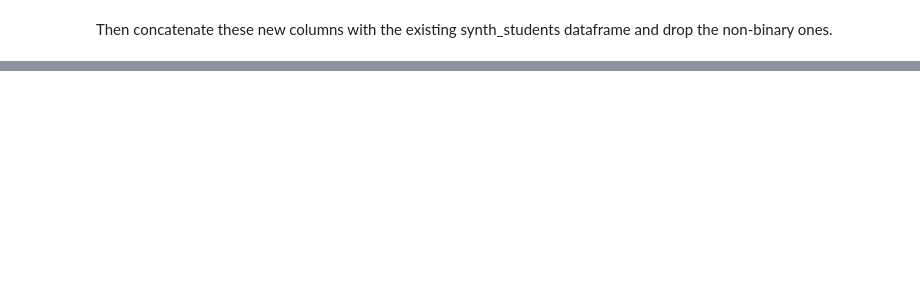
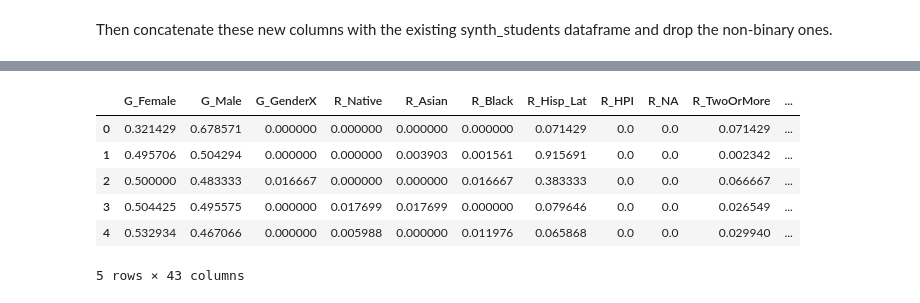
Before and after one commit to brinkbrink/WA_CS, a Jupyter notebook: WACSKeyPredictors.ipynb, the cells around one changed output, grey strips where cells are left out. Cells and saved outputs as stored; diff of their text form; code cells hidden in the pictures; blank space fills up the shorter version.

```diff
--- a/WACSKeyPredictors.ipynb
+++ b/WACSKeyPredictors.ipynb
@@ -607,0 +670,12 @@ Now we are concerned with normalizing the generated data to prepare for PCA.
+# %%
+allstudents_df = synth_school[['AllStudents']].copy()
+synth_probs['AllStudents'] = allstudents_df
+synth_probs.head()
+# %% [output]
+|  | G_Female | G_Male | G_GenderX | R_Native | R_Asian | R_Black | R_Hisp_Lat | R_HPI | R_NA | R_TwoOrMore | ... |
+| 0 | 0.321429 | 0.678571 | 0.000000 | 0.000000 | 0.000000 | 0.000000 | 0.071429 | 0.0 | 0.0 | 0.071429 | ... |
+| 1 | 0.495706 | 0.504294 | 0.000000 | 0.000000 | 0.003903 | 0.001561 | 0.915691 | 0.0 | 0.0 | 0.002342 | ... |
+| 2 | 0.500000 | 0.483333 | 0.016667 | 0.000000 | 0.000000 | 0.016667 | 0.383333 | 0.0 | 0.0 | 0.066667 | ... |
+| 3 | 0.504425 | 0.495575 | 0.000000 | 0.017699 | 0.017699 | 0.000000 | 0.079646 | 0.0 | 0.0 | 0.026549 | ... |
+| 4 | 0.532934 | 0.467066 | 0.000000 | 0.005988 | 0.000000 | 0.011976 | 0.065868 | 0.0 | 0.0 | 0.029940 | ... |
+5 rows × 43 columns
```
Also changed, not shown: parts of 33 cells of this notebook.
